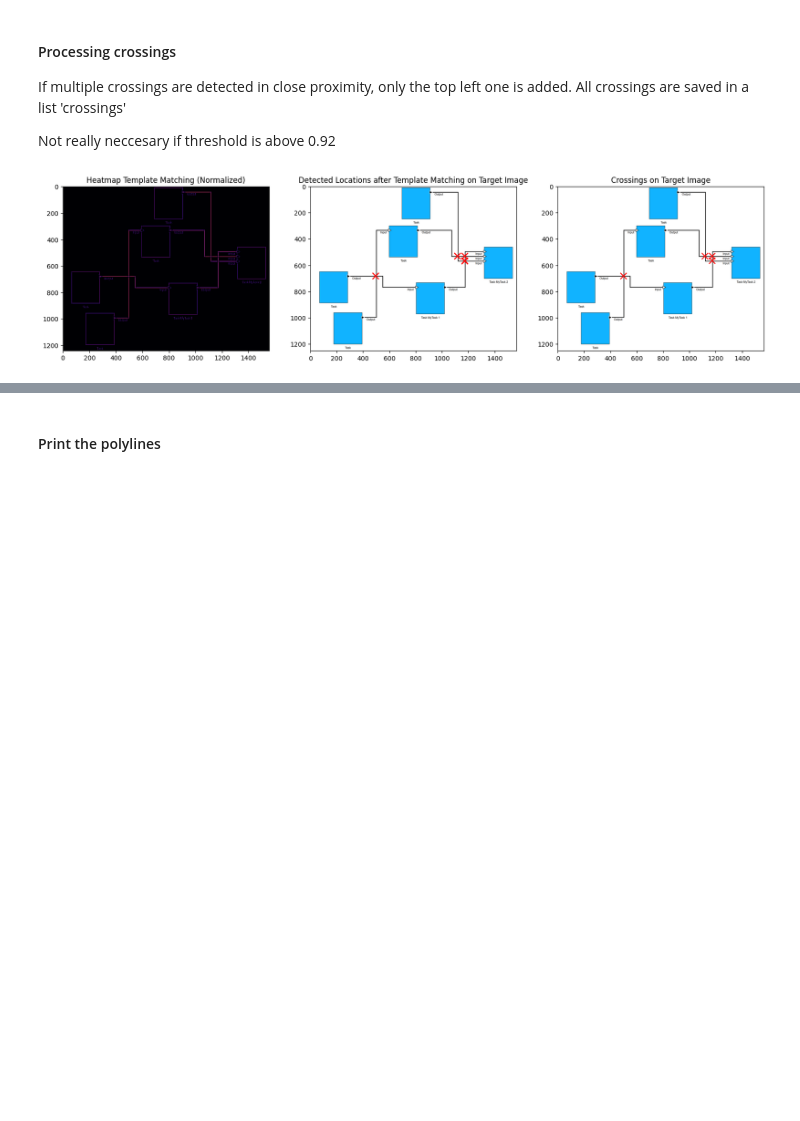
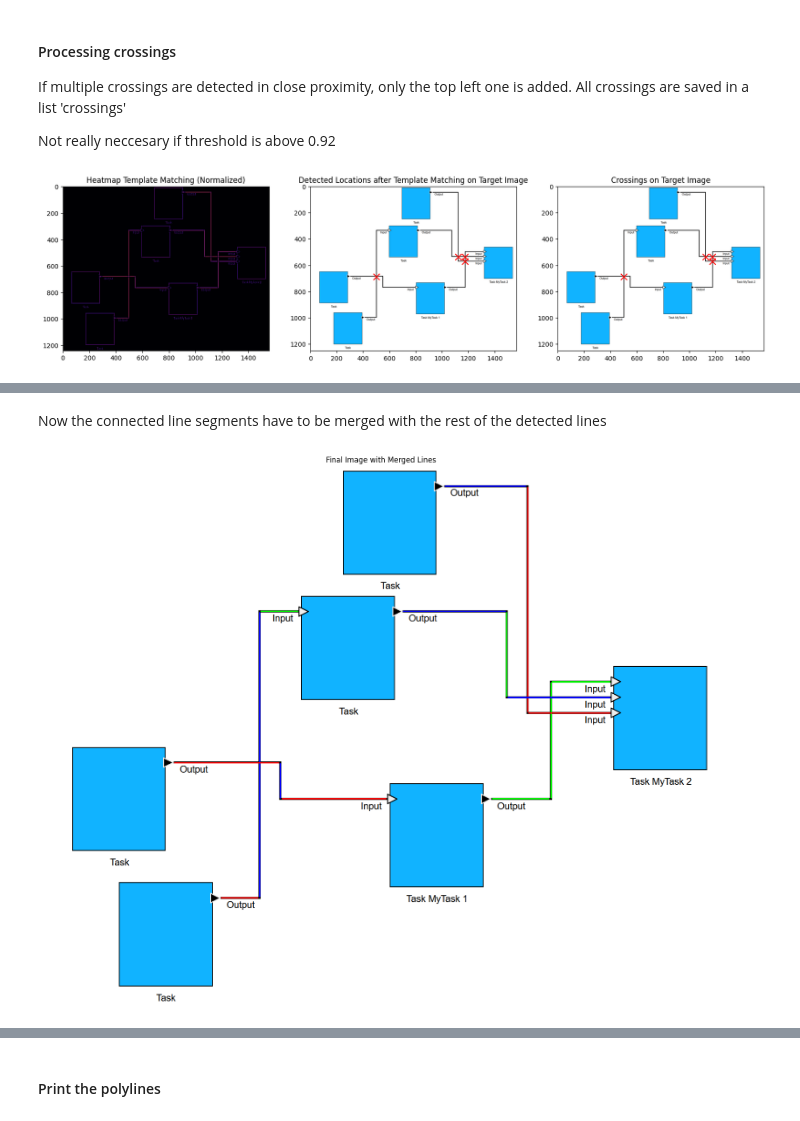
Before and after one commit to franzbanz/computervision, a Jupyter notebook: crossdetection.ipynb, the cells around one changed output, grey strips where cells are left out. Saved outputs shown, nothing was run; the diff lists cells and outputs as text; code cells hidden in the pictures; blank space fills up the shorter version.

```diff
--- a/crossdetection.ipynb
+++ b/crossdetection.ipynb
@@ -707,0 +800,72 @@ plt.show()
+# %% [markdown]
+Now the connected line segments have to be merged with the rest of the detected lines
+# %%
+final_img = target_img.copy()
+# Merge the merged_lines with the remaining line segments
+for ver_line, hor_line in merged_lines:
+    if ver_line in line_segments_ver_sorted:
+        line_segments_ver_sorted.remove(ver_line)
+    if hor_line in line_segments_hor_sorted:
+        line_segments_hor_sorted.remove(hor_line)
+    line_segments_ver_sorted.append(ver_line)
+    line_segments_hor_sorted.append(hor_line)
+
+# Draw the merged lines on the image with different colors
+def are_lines_overlapping(line1, line2, threshold=3):
+    """Check if two lines are overlapping within a given threshold."""
+    (x1, y1), (x2, y2) = line1
+    (x3, y3), (x4, y4) = line2
+
+    # Check if lines are vertical
+    if x1 == x2 == x3 == x4:
+        return abs(y1 - y3) <= threshold or abs(y2 - y4) <= threshold
+    # Check if lines are horizontal
+    elif y1 == y2 == y3 == y4:
+        return abs(x1 - x3) <= threshold or abs(x2 - x4) <= threshold
+    return False
+
+def remove_overlapping_lines(lines):
+    """Remove shorter overlapping lines from the list."""
+    non_overlapping_lines = []
+    for i, line1 in enumerate(lines):
+        overlap_found = False
+        for j, line2 in enumerate(lines):
+            if i != j and are_lines_overlapping(line1, line2):
+                if cv2.norm(np.array(line1[0]) - np.array(line1[1])) < cv2.norm(np.array(line2[0]) - np.array(line2[1])):
+                    overlap_found = True
+                    break
+        if not overlap_found:
+            non_overlapping_lines.append(line1)
+    return non_overlapping_lines
+
+# Remove overlapping lines
+line_segments_ver_sorted = remove_overlapping_lines(line_segments_ver_sorted)
+line_segments_hor_sorted = remove_overlapping_lines(line_segments_hor_sorted)
+
+colors = [(255, 0, 0), (0, 255, 0), (0, 0, 255)]  # Red, Green, Blue
+for i, line in enumerate(line_segments_ver_sorted):
+    color = colors[i % len(colors)]
+    color = random.choice(colors)
+    cv2.line(final_img, line[0], line[1], color, 2)
+for i, line in enumerate(line_segments_hor_sorted):
+    color = random.choice(colors)
+    cv2.line(final_img, line[0], line[1], color, 2)
+
+
+# Display the final image with all lines
+plt.figure(figsize=(20, 20))
+plt.imshow(cv2.cvtColor(final_img, cv2.COLOR_BGR2RGB))
+plt.title('Final Image with Merged Lines')
+plt.axis('off')
+plt.show()
+
+# Print all lines in line_segments_hor and line_segments_ver in a list
+# Convert numpy integer types to regular Python integers for printing
+all_lines = [(tuple(map(int, line[0])), tuple(map(int, line[1]))) for line in line_segments_hor_sorted + line_segments_ver_sorted]
+for line in all_lines:
+    print(line)
+
+# Print the total number of lines
+print(f'Total number of lines: {len(all_lines)}')
+# %% [output]
+[figure, added]
```
Also changed, not shown: parts of 35 cells of this notebook.
